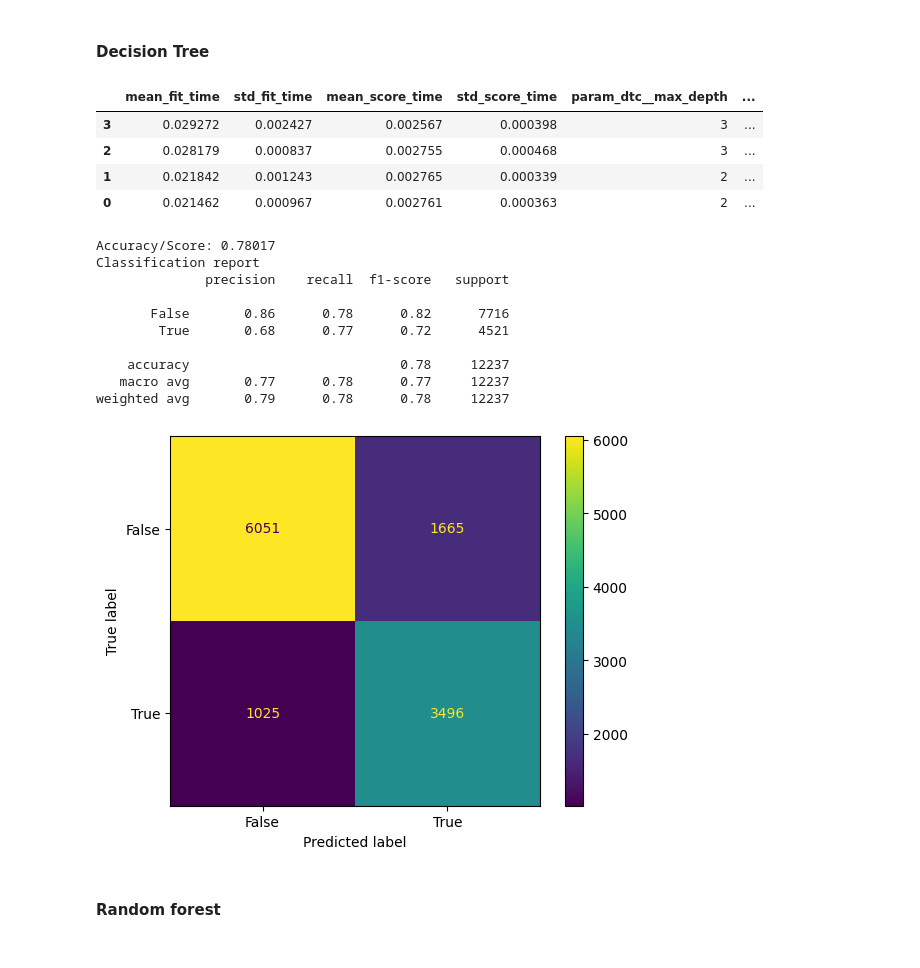
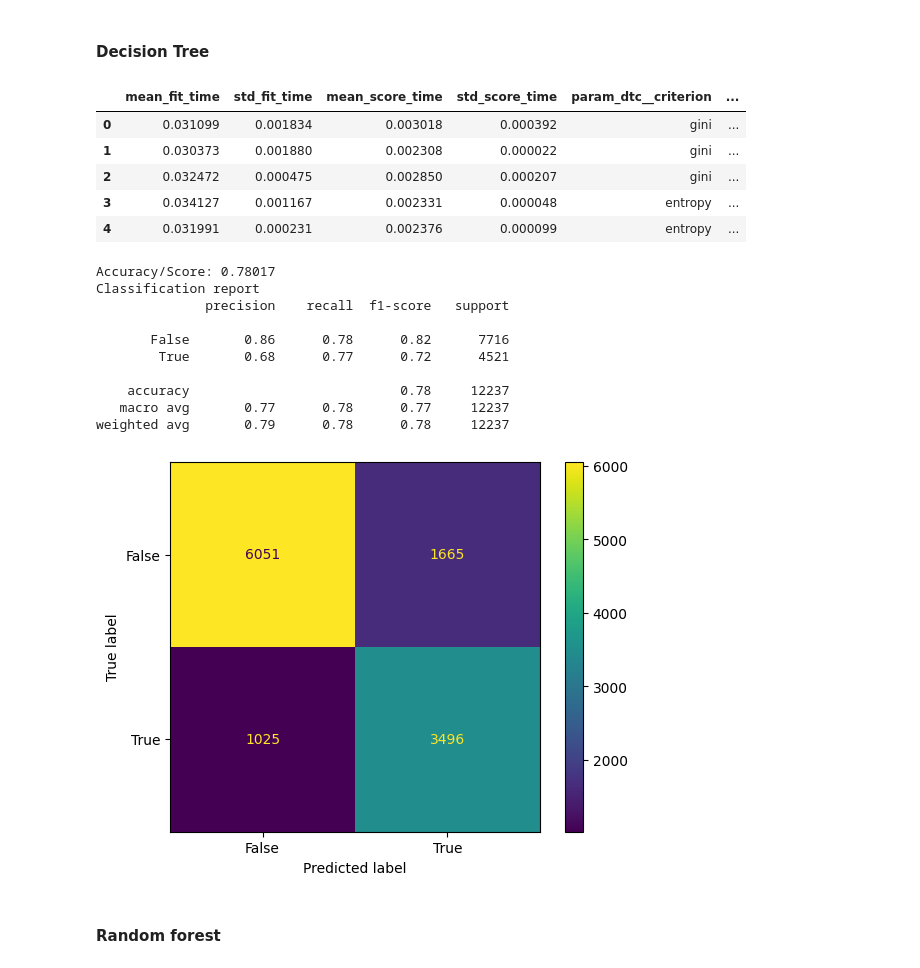
Before and after one commit to MauroPello/mushrooms-classification, a Jupyter notebook: main.ipynb, the cells around one changed output. Saved outputs shown, nothing was run; the diff lists cells and outputs as text; code cells hidden in the pictures.

```diff
--- a/main.ipynb
+++ b/main.ipynb
@@ -511,20 +511,21 @@ weighted avg       0.84      0.81      0.82     12237
 # %% [markdown]
 #### Decision Tree
 # %%
-tree_model = Pipeline([("dtc", DecisionTreeClassifier(random_state=42))])
+tree_model = Pipeline([("dtc", DecisionTreeClassifier(max_depth=3, random_state=42))])
 tree_grid = {
-    'dtc__min_samples_leaf': range(1, 3),
-    'dtc__max_depth': range(2, 4),
+    'dtc__criterion': ['gini', 'entropy'],
+    'dtc__min_samples_split': range(2, 5),
 }
 
 tree_grid_search = grid_search_fit_and_print(X_train, y_train, tree_model, tree_grid)
 print_eval(X_val, y_val, tree_grid_search)
 # %% [output]
-|  | mean_fit_time | std_fit_time | mean_score_time | std_score_time | param_dtc__max_depth | ... |
-| 3 | 0.029272 | 0.002427 | 0.002567 | 0.000398 | 3 | ... |
-| 2 | 0.028179 | 0.000837 | 0.002755 | 0.000468 | 3 | ... |
-| 1 | 0.021842 | 0.001243 | 0.002765 | 0.000339 | 2 | ... |
-| 0 | 0.021462 | 0.000967 | 0.002761 | 0.000363 | 2 | ... |
+|  | mean_fit_time | std_fit_time | mean_score_time | std_score_time | param_dtc__criterion | ... |
+| 0 | 0.031099 | 0.001834 | 0.003018 | 0.000392 | gini | ... |
+| 1 | 0.030373 | 0.001880 | 0.002308 | 0.000022 | gini | ... |
+| 2 | 0.032472 | 0.000475 | 0.002850 | 0.000207 | gini | ... |
+| 3 | 0.034127 | 0.001167 | 0.002331 | 0.000048 | entropy | ... |
+| 4 | 0.031991 | 0.000231 | 0.002376 | 0.000099 | entropy | ... |
 Accuracy/Score: 0.78017
 Classification report
               precision    recall  f1-score   support
```
Also changed, not shown: parts of 8 cells of this notebook.
